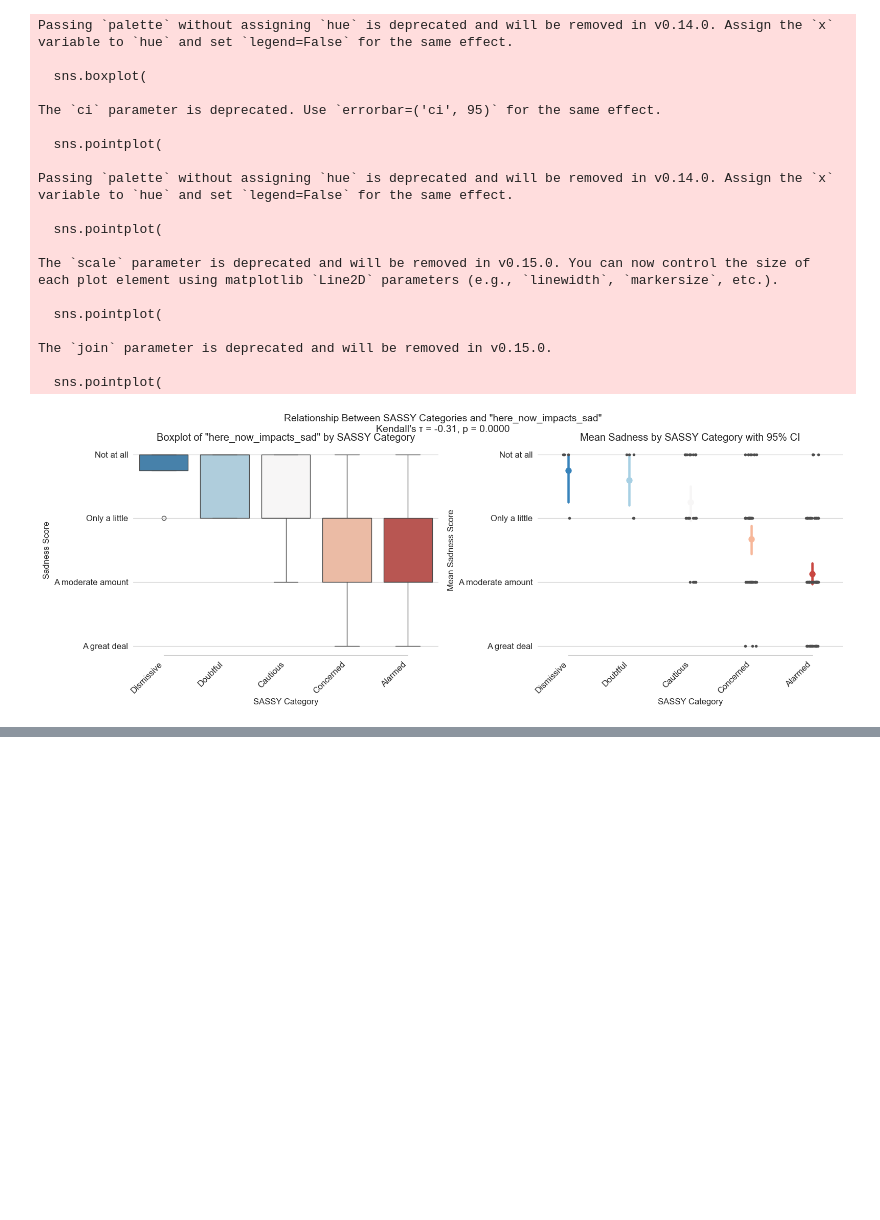
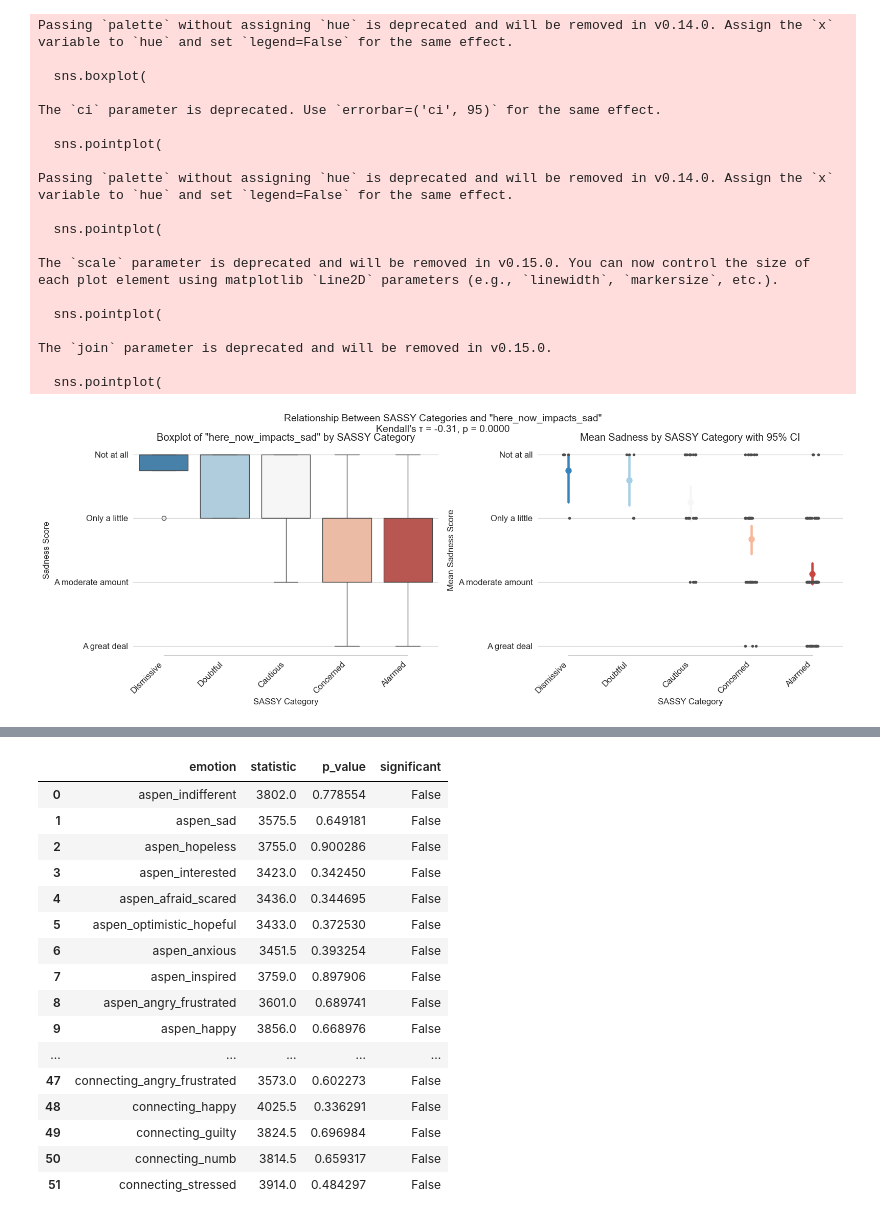
Before and after one commit to Hailcyon/AISL-data-analysis, a Jupyter notebook: emot_tests_by_exhibit.ipynb, the cells around one changed output, grey strips where cells are left out. Saved outputs shown, nothing was run; the diff lists cells and outputs as text; code cells hidden in the pictures; blank space fills up the shorter version.

```diff
--- a/sassy_emotions_correlations.ipynb
+++ b/emot_tests_by_exhibit.ipynb
@@ -56,12 +58,13 @@ for col in emotion_columns:
     numeric_df.loc[numeric_df[col] == -1, col] = np.nan
 # %%
-full_analysis_w_sassy['SASSY'] = pd.Categorical(
-        full_analysis_w_sassy['SASSY'],
+#set order of SASSY and add to numeric df
+full_analysis_df['SASSY'] = pd.Categorical(
+        full_analysis_df['SASSY'],
         categories=['Dismissive', 'Doubtful', 'Cautious', 'Concerned', 'Alarmed'],
         ordered=True
 )
 
-numeric_df['SASSY'] = full_analysis_w_sassy['SASSY'].cat.codes
+numeric_df['SASSY'] = full_analysis_df['SASSY'].cat.codes
 numeric_df.loc[numeric_df['SASSY'] == -1, 'SASSY'] = np.nan
 display(numeric_df)
 # %% [output]
@@ -79,8 +82,9 @@ display(numeric_df)
 | 190 | NaN | NaN | NaN | NaN | NaN | ... |
 191 rows × 53 columns
 # %%
+#run Chi-square test on SASSY vs emotions in all exhibit sections
 # Get SASSY column
-sassy_col = full_analysis_w_sassy['SASSY']
+sassy_col = full_analysis_df['SASSY']
 
 # Initialize dictionary to store results
 chi_square_results = {}
@@ -88,7 +92,7 @@ chi_square_results = {}
 # Run chi-square test for each emotion column
 for col in emotion_columns:
     # Create contingency table
-    contingency = pd.crosstab(full_analysis_w_sassy[col], sassy_col)
+    contingency = pd.crosstab(full_analysis_df[col], sassy_col)
 
     # Run chi-square test
     chi2, p_value = chi2_contingency(contingency)[:2]
@@ -275,6 +282,7 @@ Doubtful       5
 Dismissive     4
 Name: count, dtype: int64
 # %%
+# Plot Sassy vs emotions
 # Set the aesthetics for the plots
 sns.set_style("whitegrid")
 plt.rcParams.update({'font.size': 12})
@@ -283,18 +291,18 @@ plt.rcParams.update({'font.size': 12})
 fig, (ax1, ax2) = plt.subplots(1, 2, figsize=(16, 6))
 
 # Convert SASSY to numeric for correlation
-sassy_numeric = full_analysis_w_sassy['SASSY'].cat.codes
+sassy_numeric = full_analysis_df['SASSY'].cat.codes
 
 # Create boxplot
 sns.boxplot(
     x='SASSY',
     y='here_now_impacts_sad',
-    data=full_analysis_w_sassy,
+    data=full_analysis_df,
     palette='RdBu_r',
     ax=ax1
 )
 # Add in points to show each observation
-sns.stripplot(full_analysis_w_sassy, x="SASSY", y="here_now_impacts_sad", size=4, color=".3") #Probably remove this.
+sns.stripplot(full_analysis_df, x="SASSY", y="here_now_impacts_sad", size=4, color=".3") #Probably remove this.
                                                                                               #Need to figure out how I want to visualize
 ax1.set_title('Boxplot of "here_now_impacts_sad" by SASSY Category')
 ax1.set_xlabel('SASSY Category')
@@ -306,7 +314,7 @@ plt.setp(ax1.get_xticklabels(), rotation=45, ha='right')
 sns.pointplot(
     x='SASSY',
     y='here_now_impacts_sad',
-    data=full_analysis_w_sassy,
+    data=full_analysis_df,
     palette='RdBu_r',
     ci=95,
     join=True,  # Connect points with lines to show trend
@@ -320,7 +328,7 @@ ax2.set_ylabel('Mean Sadness Score')
 plt.setp(ax2.get_xticklabels(), rotation=45, ha='right')
 
 # Calculate Kendall's Tau
-valid_data = full_analysis_w_sassy[['here_now_impacts_sad', 'SASSY']].dropna()
+valid_data = full_analysis_df[['here_now_impacts_sad', 'SASSY']].dropna()
 tau, p_value = kendalltau(
     valid_data['here_now_impacts_sad'],
     valid_data['SASSY'].cat.codes
@@ -356,0 +411,38 @@ The `join` parameter is deprecated and will be removed in v0.15.0.
+# %%
+#run Mann-Whitney U Test on UT residence vs emotions in each exhibit
+mw_ut_results = []
+for emotion in emotion_columns:
+
+    #Get emotion scores for ut and non ut
+    ut_scores = numeric_df[emotion][full_analysis_df['UT?'] == 1.0].dropna()
+    non_ut_scores = numeric_df[emotion][full_analysis_df['UT?'] == 0.0].dropna()
+    # Perform Mann-Whitney U test
+    stat, p_value = stats.mannwhitneyu(ut_scores, non_ut_scores, alternative='two-sided')
+
+    mw_ut_results.append({
+        'emotion': emotion,
+        'statistic': stat,
+        'p_value': p_value,
+        'significant': p_value < 0.05
+    })
+
+mw_ut_results_df = pd.DataFrame(mw_ut_results)
+display(mw_ut_results_df)
+# %% [output]
+|  | emotion | statistic | p_value | significant |
+| 0 | aspen_indifferent | 3802.0 | 0.778554 | False |
+| 1 | aspen_sad | 3575.5 | 0.649181 | False |
+| 2 | aspen_hopeless | 3755.0 | 0.900286 | False |
+| 3 | aspen_interested | 3423.0 | 0.342450 | False |
+| 4 | aspen_afraid_scared | 3436.0 | 0.344695 | False |
+| 5 | aspen_optimistic_hopeful | 3433.0 | 0.372530 | False |
+| 6 | aspen_anxious | 3451.5 | 0.393254 | False |
+| 7 | aspen_inspired | 3759.0 | 0.897906 | False |
+| 8 | aspen_angry_frustrated | 3601.0 | 0.689741 | False |
+| 9 | aspen_happy | 3856.0 | 0.668976 | False |
+| ... | ... | ... | ... | ... |
+| 47 | connecting_angry_frustrated | 3573.0 | 0.602273 | False |
+| 48 | connecting_happy | 4025.5 | 0.336291 | False |
+| 49 | connecting_guilty | 3824.5 | 0.696984 | False |
+| 50 | connecting_numb | 3814.5 | 0.659317 | False |
+| 51 | connecting_stressed | 3914.0 | 0.484297 | False |
```
Also changed, not shown: parts of 8 cells of this notebook, 2 other files.
